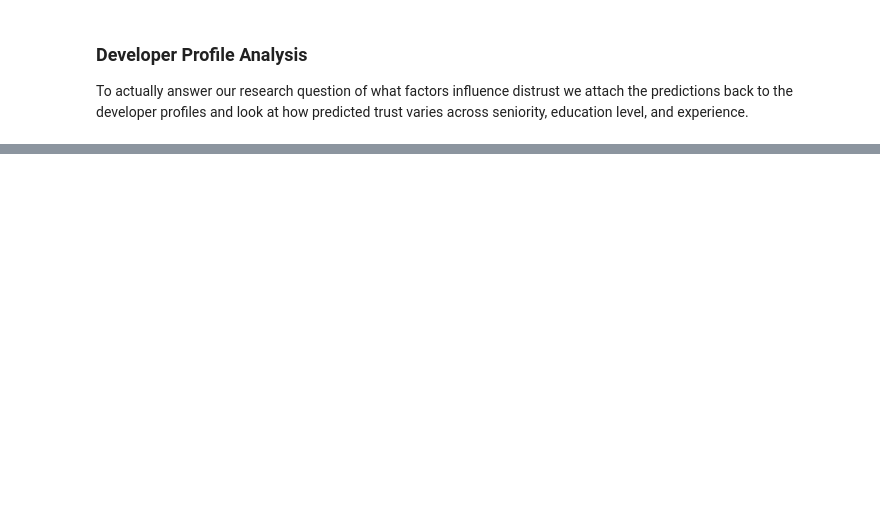
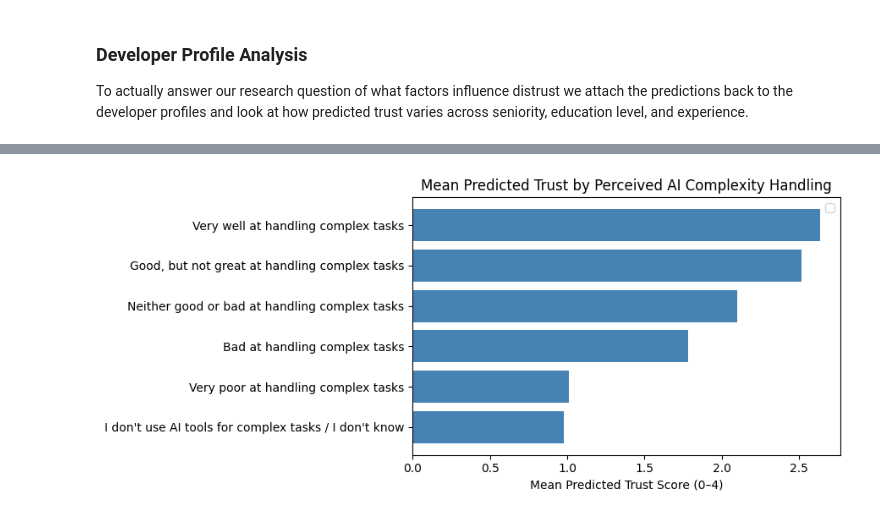
Before and after one commit to gbond22/DS4420_Project, a Jupyter notebook: cf_model.ipynb, the cells around one changed output, grey strips where cells are left out. Cells and saved outputs as stored; diff of their text form; code cells hidden in the pictures; blank space fills up the shorter version.

```diff
--- a/cf_model.ipynb
+++ b/cf_model.ipynb
@@ -294,0 +339,12 @@ People manager            1.868870
+# %%
+# Mean predicted trust by perceived AI complexity handling
+aicomplex_means = df_results.groupby('AIComplex')['predicted_AIAcc'].mean().sort_values()
+
+fig, ax = plt.subplots(figsize=(9, 4))
+ax.barh(aicomplex_means.index, aicomplex_means.values, color='steelblue')
+ax.set_xlabel('Mean Predicted Trust Score (0–4)')
+ax.set_title('Mean Predicted Trust by Perceived AI Complexity Handling')
+plt.tight_layout()
+plt.show()
+# %% [output]
+[figure, added]
```
Also changed, not shown: parts of 19 cells of this notebook, 1 other file.
